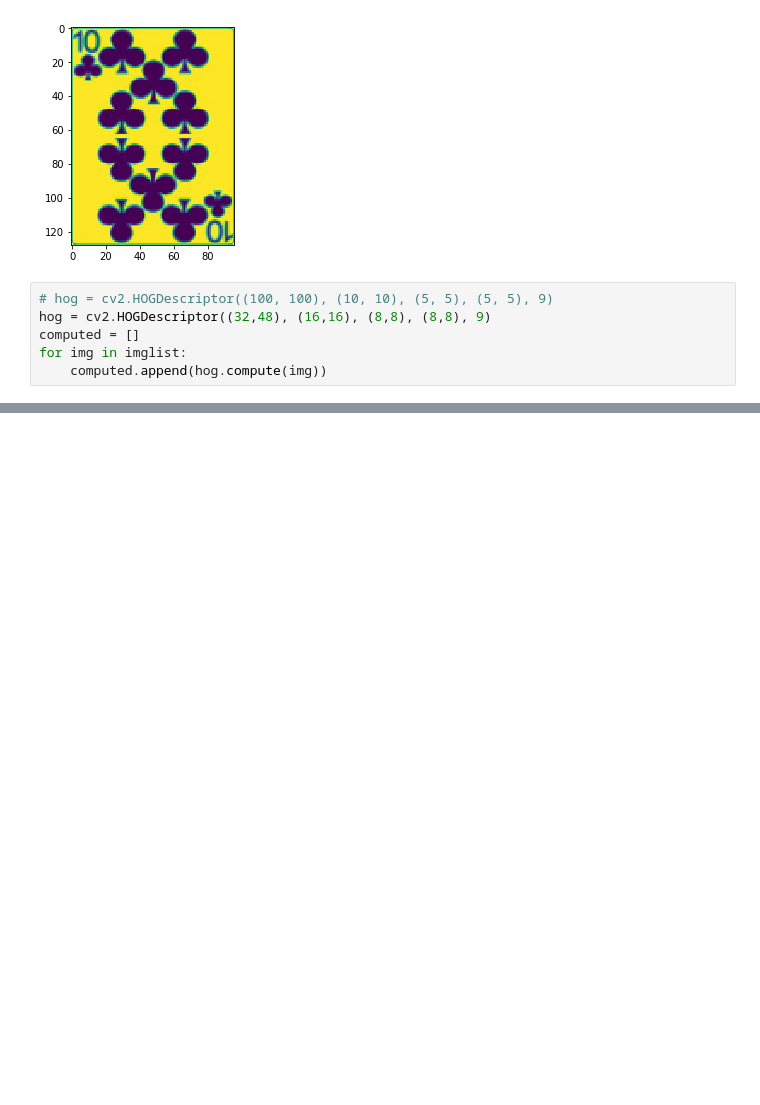
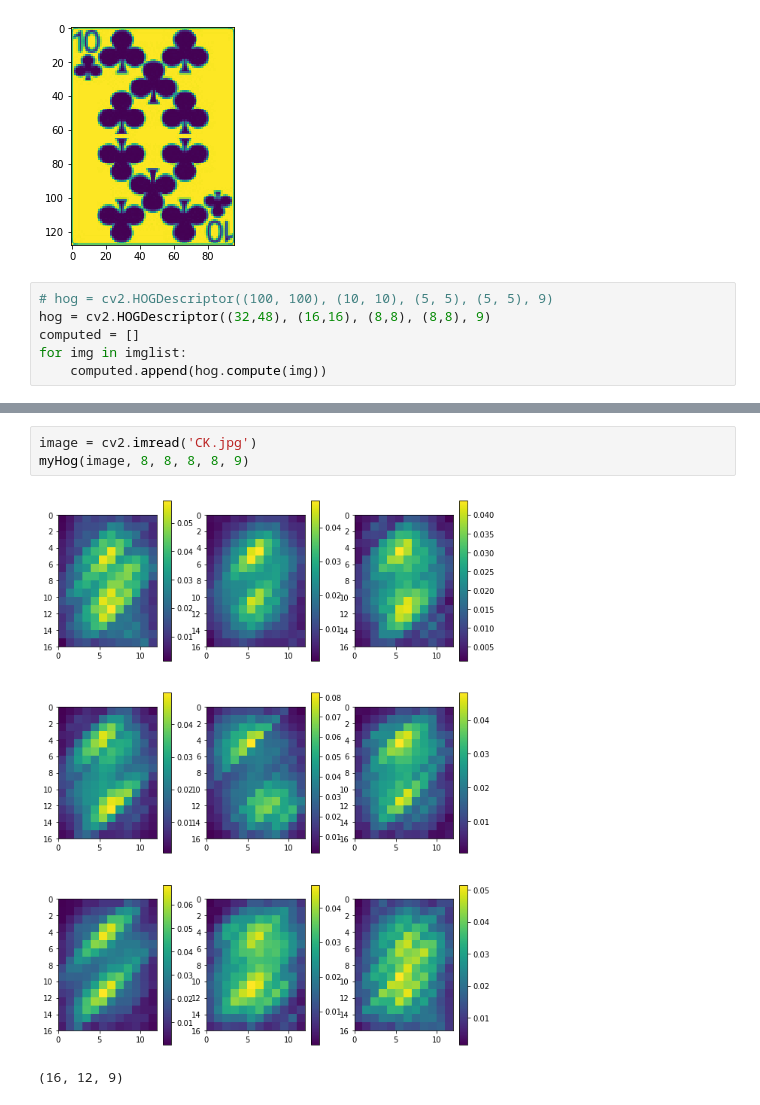
Before and after one commit to KangDoHyeong/PlayingCardsDetection, a Jupyter notebook: Doh/1208 HOG.ipynb, the cells around one changed output, grey strips where cells are left out. Drawn from its saved outputs; the diff is of its cells as text; blank space fills up the shorter version.

```diff
--- a/Doh/1208 HOG.ipynb
+++ b/Doh/1208 HOG.ipynb
@@ -85,0 +153,6 @@ print(hog.blockStride)
+# %%
+image = cv2.imread('CK.jpg')
+myHog(image, 8, 8, 8, 8, 9)
+# %% [output]
+[figure, added]
+(16, 12, 9)
```
Also changed, not shown: parts of 18 cells of this notebook, 1 other file.
